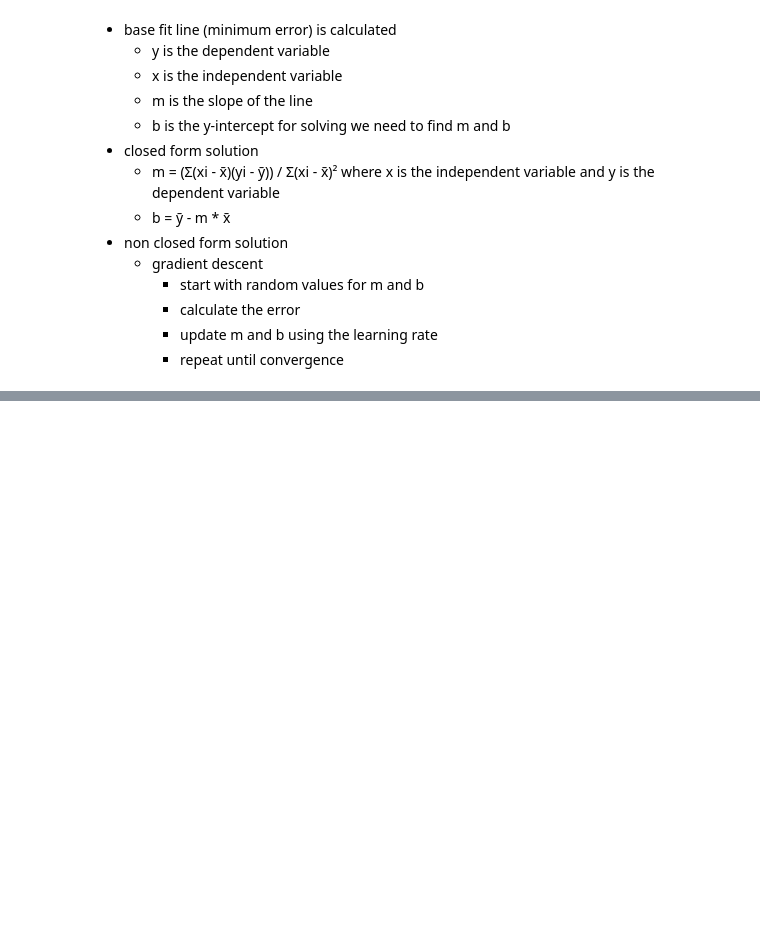
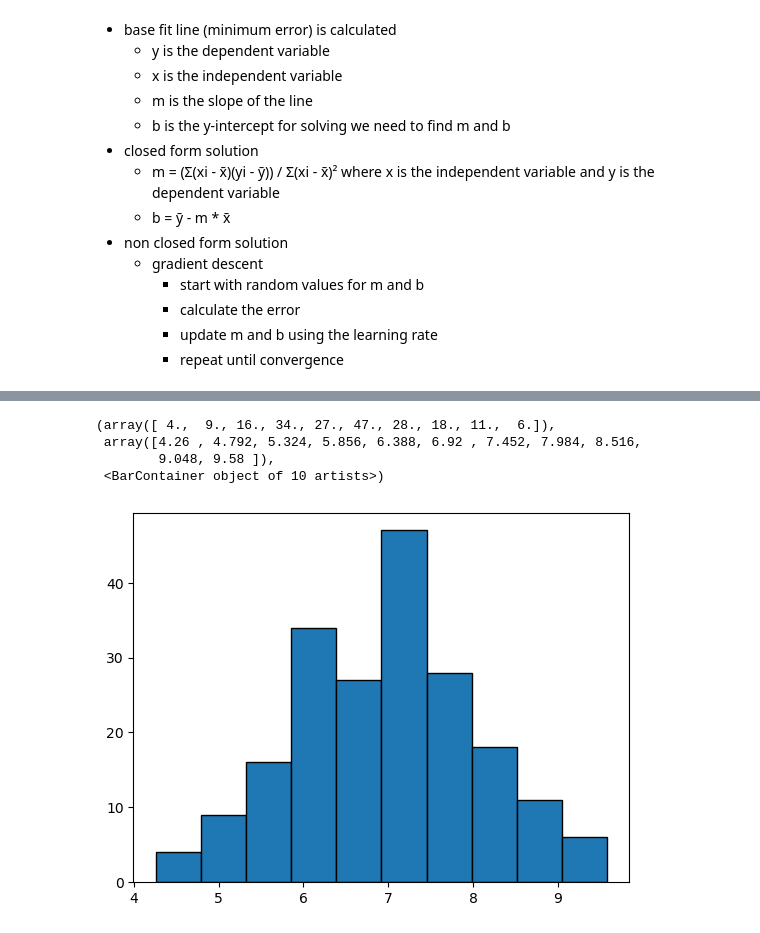
Before and after one commit to jR4dh3y/summerSkol-AI, a Jupyter notebook: code/11-7.ipynb, the cells around one changed output, grey strips where cells are left out. Drawn from its saved outputs; the diff is of its cells as text; code cells hidden in the pictures; blank space fills up the shorter version.

```diff
--- a/code/11-7.ipynb
+++ b/code/11-7.ipynb
@@ -31,0 +93,8 @@ df = pd.read_csv('../dataset/placement.csv')
+# %%
+plt.hist(df['cgpa'], edgecolor='black')
+# %% [output]
+(array([ 4.,  9., 16., 34., 27., 47., 28., 18., 11.,  6.]),
+ array([4.26 , 4.792, 5.324, 5.856, 6.388, 6.92 , 7.452, 7.984, 8.516,
+        9.048, 9.58 ]),
+ <BarContainer object of 10 artists>)
+[figure, added]
```
Also changed, not shown: parts of 24 cells of this notebook, 11 other files.
